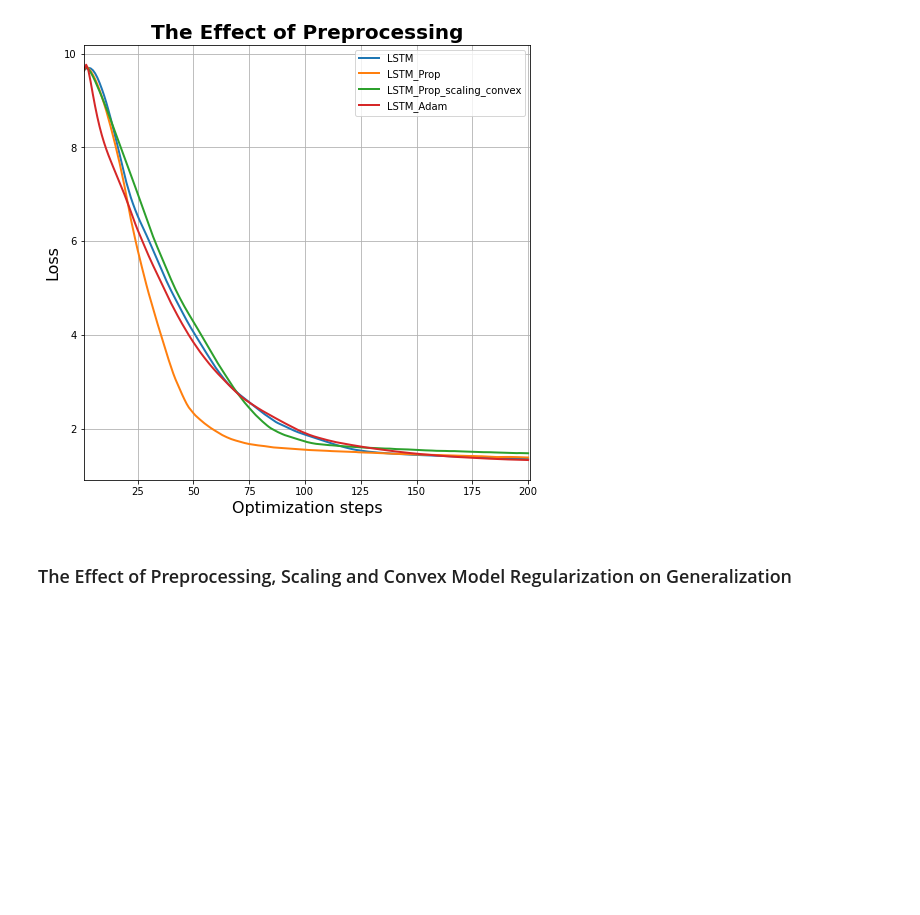
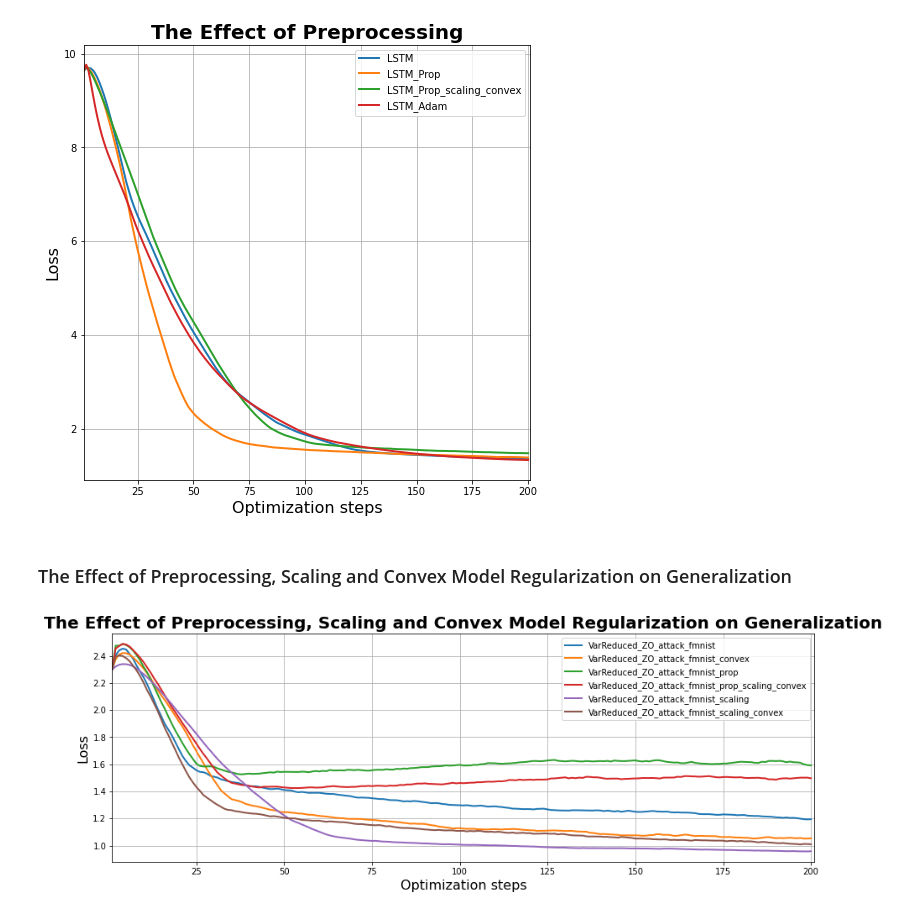
Before and after one commit to akgokce/ZO-L2L, a Jupyter notebook: notebooks/Plotting.ipynb, the cells around one changed output. Cells and saved outputs as stored; diff of their text form; code cells hidden in the pictures; blank space fills up the shorter version.

Commit message:
add plot for fmnist generalization

```diff
--- a/notebooks/Plotting.ipynb
+++ b/notebooks/Plotting.ipynb
@@ -223,30 +223,34 @@ plot_graphs(losses_array, optimizer_names, title=title, optimizer_labels=optimiz
 [figure]
 # %% [markdown]
 ### The Effect of Preprocessing, Scaling and Convex Model Regularization on Generalization
-# %%
-for opt in standard_optimizers:
-    name = name_mapping[opt]
-    losses[name] = []
-    for i in range(1, 2):
-        filename = opt + f'_loss_array_{i}_q_20.npy'
-        path = os.path.join('output/VarReduced_ZO_attack_mnist/', filename)
-        data = np.load(path)
-        losses[name].append(data.reshape(10, 200))
-
-    losses_array[name] = np.stack(losses[name])
 # %%
 title = 'The Effect of Preprocessing, Scaling and Convex Model Regularization on Generalization'
 optimizer_names = [
     # Default models
     'VarReduced_ZO_attack_fmnist',
 
     # Scaling and convex model
     'VarReduced_ZO_attack_fmnist_convex100',
     'VarReduced_ZO_attack_fmnist_prop',
     'VarReduced_ZO_attack_fmnist_prop_scaling3_convex100',
     "VarReduced_ZO_attack_fmnist_scaling3",
     "VarReduced_ZO_attack_fmnist_scaling3_convex100"
 ]
 optimizer_labels = [set_opt_titles(opt_name) for opt_name in optimizer_names]
+filenames = [f'nn_opt_loss_array_{i}_q_20.npy' for i in range(1, 2)]
+
+losses = {}
+losses_array = {}
+
+for opt in optimizer_names:
+    losses[opt] = []
+    for filename in filenames:
+        path = os.path.join('../output', opt, filename)
+        data = np.load(path)
+        losses[opt].append(data.reshape(10, 200))
+
+    losses_array[opt] = np.stack(losses[opt])
 
 plot_graphs(losses_array, optimizer_names, title=title, optimizer_labels=optimizer_labels, save_path=None)
+# %% [output]
+[figure, added]
```
Also changed, not shown: parts of 2 cells of this notebook.
